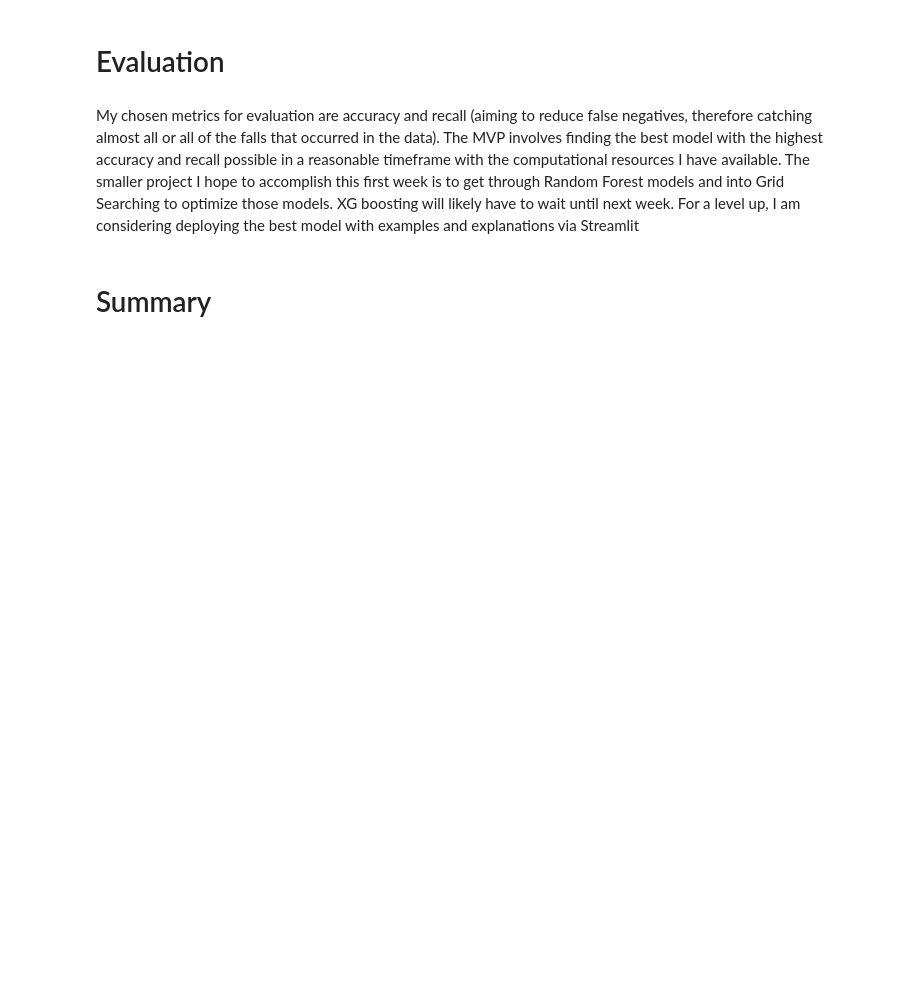
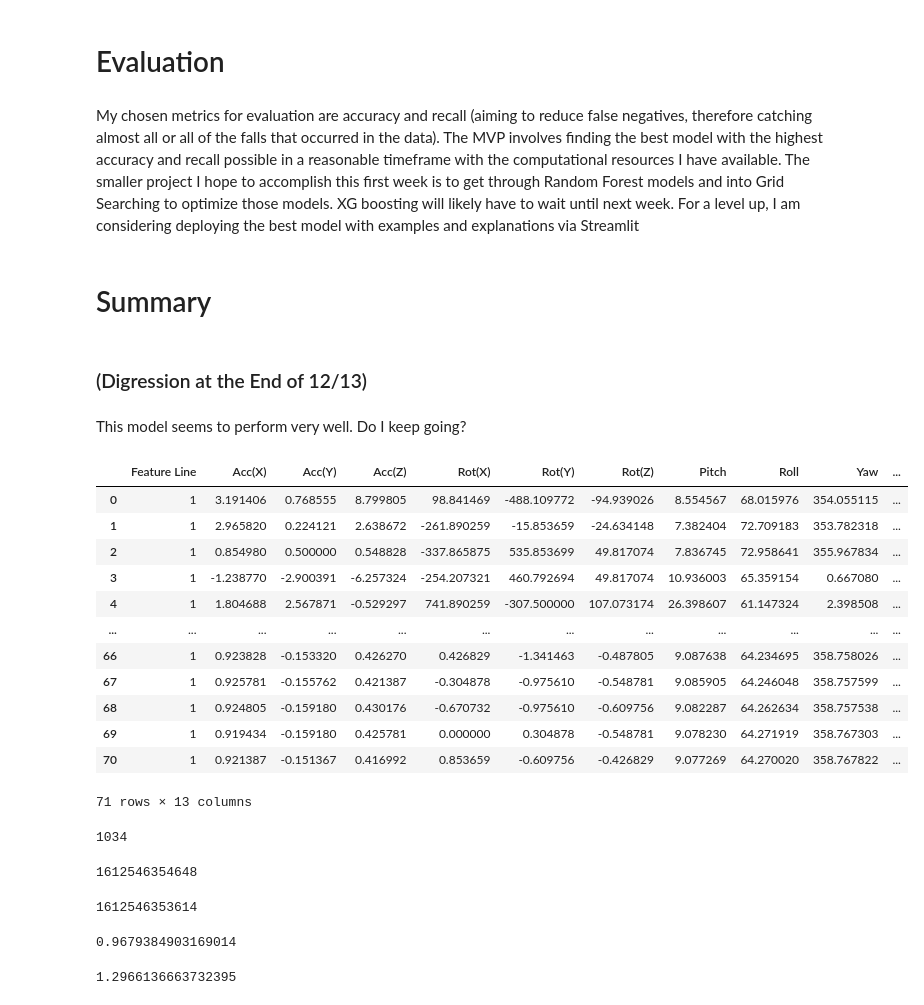
Before and after one commit to mccafj/Fall_Detection_Model, a Jupyter notebook: scratch_notebook.ipynb, the cells around one changed output. Drawn from its saved outputs; the diff is of its cells as text; code cells hidden in the pictures; blank space fills up the shorter version.

```diff
--- a/scratch_notebook.ipynb
+++ b/scratch_notebook.ipynb
@@ -1104,3 +1350,7 @@ This model seems to perform very well. Do I keep going?
 My chosen metrics for evaluation are accuracy and recall (aiming to reduce false negatives, therefore catching almost all or all of the falls that occurred in the data).  The MVP involves finding the best model with the highest accuracy and recall possible in a reasonable timeframe with the computational resources I have available.  The smaller project I hope to accomplish this first week is to get through Random Forest models and into Grid Searching to optimize those models.  XG boosting will likely have to wait until next week.  For a level up, I am considering deploying the best model with examples and explanations via Streamlit
 # %% [markdown]
 # Summary
+# %% [markdown]
+### (Digression at the End of 12/13)
+# %% [markdown]
+This model seems to perform very well. Do I keep going?
@@ -1106,0 +1366,37 @@ My chosen metrics for evaluation are accuracy and recall (aiming to reduce false
+# %%
+df_mean = df_raw.loc[(df_raw['Feature Line'] == 1) & (df_raw['File'] == 'Subject1-raw')]
+df_mean  #named df_mean because I'll use it to calculate means / compares to df_feat
+# %% [output]
+|  | Feature Line | Acc(X) | Acc(Y) | Acc(Z) | Rot(X) | Rot(Y) | Rot(Z) | Pitch | Roll | Yaw | ... |
+| 0 | 1 | 3.191406 | 0.768555 | 8.799805 | 98.841469 | -488.109772 | -94.939026 | 8.554567 | 68.015976 | 354.055115 | ... |
+| 1 | 1 | 2.965820 | 0.224121 | 2.638672 | -261.890259 | -15.853659 | -24.634148 | 7.382404 | 72.709183 | 353.782318 | ... |
+| 2 | 1 | 0.854980 | 0.500000 | 0.548828 | -337.865875 | 535.853699 | 49.817074 | 7.836745 | 72.958641 | 355.967834 | ... |
+| 3 | 1 | -1.238770 | -2.900391 | -6.257324 | -254.207321 | 460.792694 | 49.817074 | 10.936003 | 65.359154 | 0.667080 | ... |
+| 4 | 1 | 1.804688 | 2.567871 | -0.529297 | 741.890259 | -307.500000 | 107.073174 | 26.398607 | 61.147324 | 2.398508 | ... |
+| ... | ... | ... | ... | ... | ... | ... | ... | ... | ... | ... | ... |
+| 66 | 1 | 0.923828 | -0.153320 | 0.426270 | 0.426829 | -1.341463 | -0.487805 | 9.087638 | 64.234695 | 358.758026 | ... |
+| 67 | 1 | 0.925781 | -0.155762 | 0.421387 | -0.304878 | -0.975610 | -0.548781 | 9.085905 | 64.246048 | 358.757599 | ... |
+| 68 | 1 | 0.924805 | -0.159180 | 0.430176 | -0.670732 | -0.975610 | -0.609756 | 9.082287 | 64.262634 | 358.757538 | ... |
+| 69 | 1 | 0.919434 | -0.159180 | 0.425781 | 0.000000 | 0.304878 | -0.548781 | 9.078230 | 64.271919 | 358.767303 | ... |
+| 70 | 1 | 0.921387 | -0.151367 | 0.416992 | 0.853659 | -0.609756 | -0.426829 | 9.077269 | 64.270020 | 358.767822 | ... |
+71 rows × 13 columns
+# %%
+df_mean['Timestamp'].max() - df_mean['Timestamp'].min()
+# %% [output]
+1034
+# %%
+df_mean['Timestamp'].max()
+# %% [output]
+1612546354648
+# %%
+df_mean['Timestamp'].min()
+# %% [output]
+1612546353614
+# %%
+df_mean['Acc(X)'].mean()
+# %% [output]
+0.9679384903169014
+# %%
+((df_mean['Acc(X)']) + (df_mean['Acc(Y)']) + (df_mean['Acc(Z)'])).mean()
+# %% [output]
+1.2966136663732395
```
Also changed, not shown: parts of 93 cells of this notebook.
